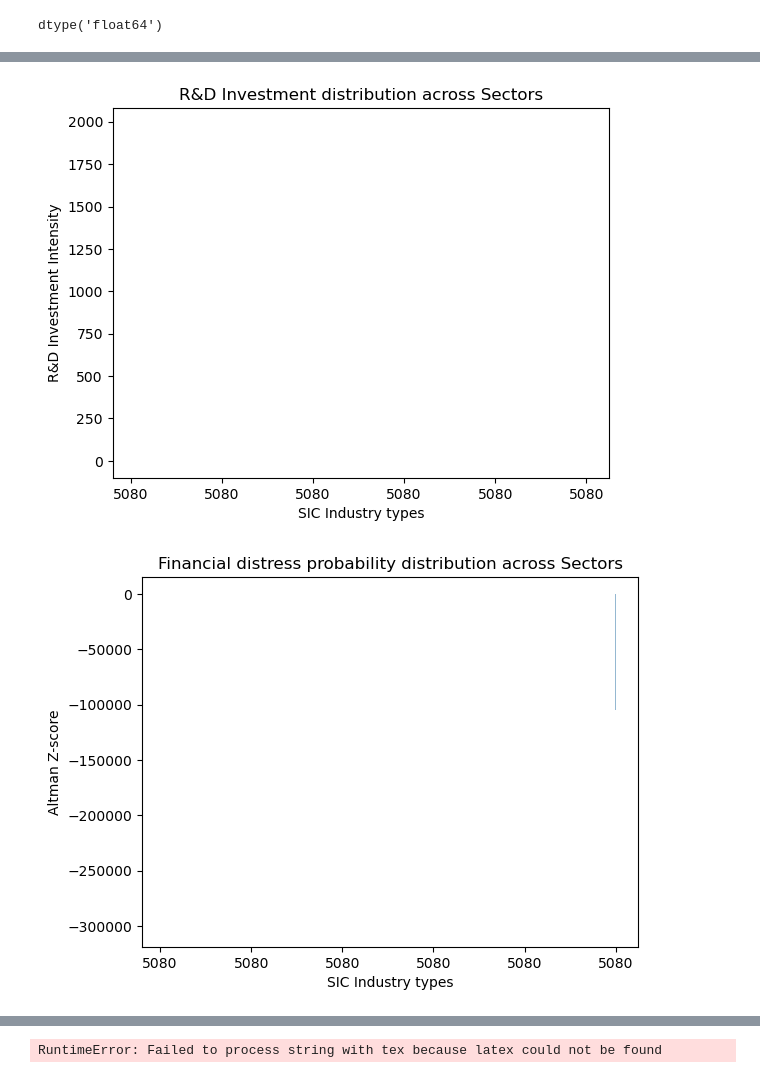
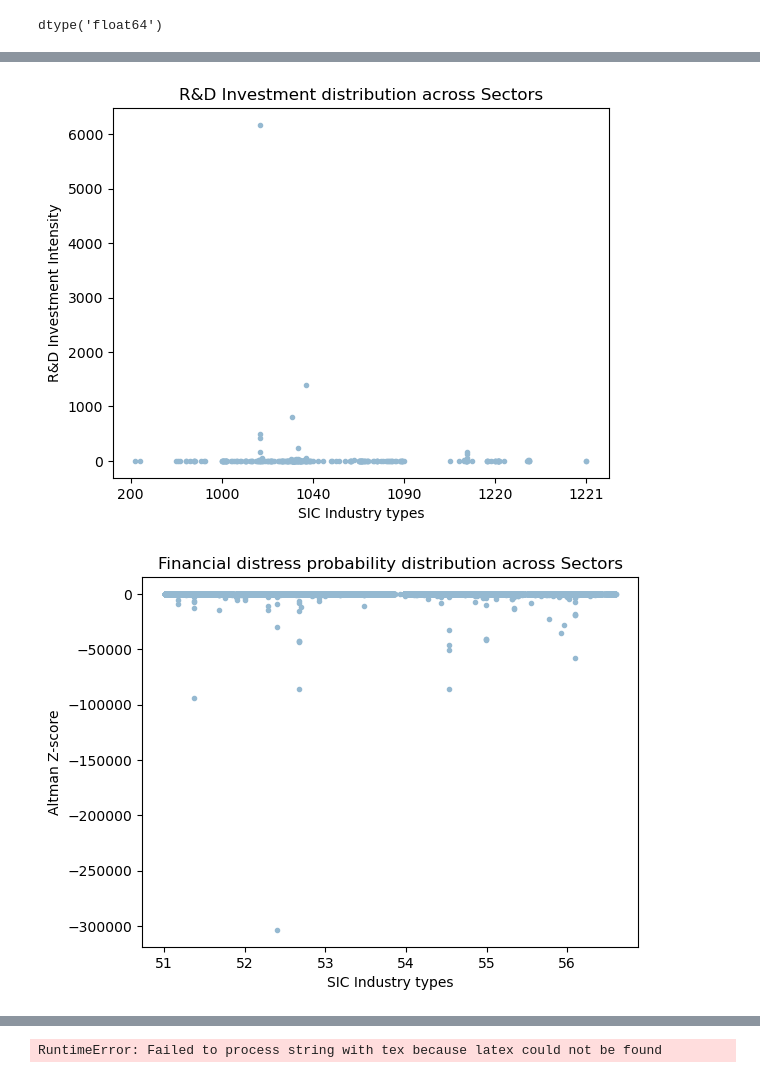
Before and after one commit to Betty099/thesis_data, a Jupyter notebook: thesis.ipynb, the cells around one changed output, grey strips where cells are left out. Saved outputs shown, nothing was run; the diff lists cells and outputs as text; code cells hidden in the pictures.

```diff
--- a/thesis.ipynb
+++ b/thesis.ipynb
@@ -107,10 +90,9 @@ df['financial distress prob'] = (1.2 * df['wcap'] + 1.4 * df['re'] + 3.3 * df['e
 #create new variable - Altman Z-score = (1.2 x WC + 1.4 x RE + 3.3 x EBIT + 0.999 x Sales)/TA -> score lower than 1.65 = risky business -> please check the range and go back to thesis page 26
 df['hedging intensity'] = (df['derac'] + df['deralt'] + df['derlc']) + df['derllt'] / df['at']
 
-df['hedging intensity'].fillna(0,inplace=True)
-df['rd intensity'].fillna(0,inplace=True)
-df['financial distress prob'].fillna(0,inplace=True)
-
+#df['hedging intensity'].fillna(0,inplace=True)
+#df['rd intensity'].fillna(0,inplace=True)
+#df['financial distress prob'].fillna(0,inplace=True)
 #df[['rd intensity', 'hedging intensity']].replace(np.nan, 0)
 
 
@@ -168,11 +150,11 @@ df['time'] = df['fyear']
 # TIME
 df['defr'] = df['financial distress prob']
 # Def R = altman zcosre
-df['size'].fillna(0,inplace=True)
-df['fp'].fillna(0,inplace=True)
-df['ast'].fillna(0,inplace=True)
-df['mb'].fillna(0,inplace=True)
-df['leve'].fillna(0,inplace=True)
-df['defr'].fillna(0,inplace=True)
-df.head(10)
+# df['size'].fillna(0,inplace=True)
+# df['fp'].fillna(0,inplace=True)
+# df['ast'].fillna(0,inplace=True)
+# df['mb'].fillna(0,inplace=True)
+# df['leve'].fillna(0,inplace=True)
+# df['defr'].fillna(0,inplace=True)
+df.head(10), df.shape
 # %% [output]
@@ -191,3 +178,6 @@ df.head(10)
+# %%
+df.replace([np.inf, -np.inf], np.nan, inplace=True)
+df.dropna(subset=['xrd','at', 'wcap','re','ebit','sale','ebitda','mkvalt','lt'], inplace=True)
 # %%
 # descriptive statistics
 from IPython.display import Image
@@ -224,2 +214,6 @@ df['financial distress prob'].dtypes
 # %% [output]
 dtype('float64')
+# %%
+sic_codes = df.groupby(['sic']).sum()
+sic_codes.index
+sic_codes['rd intensity']
@@ -226,36 +234,36 @@ dtype('float64')
 # %%
-sic_codes = df['sic']
 rd_investment = df['rd intensity']
 
 # Create a bar chart
 fig, ax = plt.subplots()
-bar_chart = ax.bar(sic_codes, rd_investment, color='#95b9d1')
-
+# bar_chart = ax.bar(sic_codes.index, sic_codes['rd intensity'], color='#95b9d1')
+bar_chart = ax.plot(sic_codes['rd intensity'], color='#95b9d1', marker='.',linestyle='none')
 # Set chart title, labels, and rotation
 ax.set_title('R&D Investment distribution across Sectors')
 ax.set_ylabel('R&D Investment Intensity')
 ax.set_xlabel('SIC Industry types')
-ax.set_xticklabels(sic_codes, rotation=0)
+ax.set_xticklabels(sic_codes.index, rotation=0)
 
 # Display the chart
 plt.show()
 # %% [output]
-[figure, old version]
+[figure, new version]
 # %%
+#ODMAZ OUTLIERS -> VSE CO JE MINUS 5 AND PLUS 5 - najdi vyzkum kterej dava hranici
 probability_fin_distress = df['financial distress prob']
 
 # Create a bar chart
 fig, ax = plt.subplots()
-bar_chart_2 = ax.bar(sic_codes, probability_fin_distress, color='#95b8d1')
+bar_chart = ax.scatter(df['id'], df['financial distress prob'], color='#95b9d1', marker='.')
 
 # Set chart title, labels, and rotation
 ax.set_title('Financial distress probability distribution across Sectors')
 ax.set_ylabel('Altman Z-score')
 ax.set_xlabel('SIC Industry types')
-ax.set_xticklabels(sic_codes, rotation=0)
+ax.set_xticklabels(df['id'], rotation=0)
 
 # Display the chart
 plt.show()
 # %% [output]
-[figure, old version]
+[figure, new version]
 # %%
```
Also changed, not shown: parts of 17 cells of this notebook, 2 other files.
